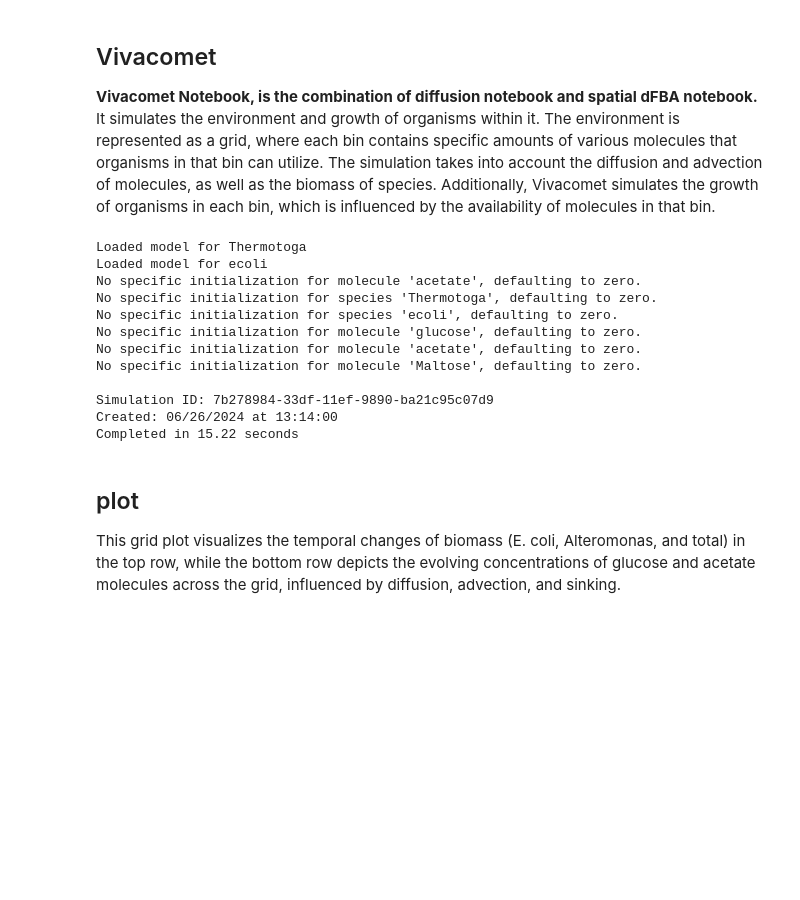
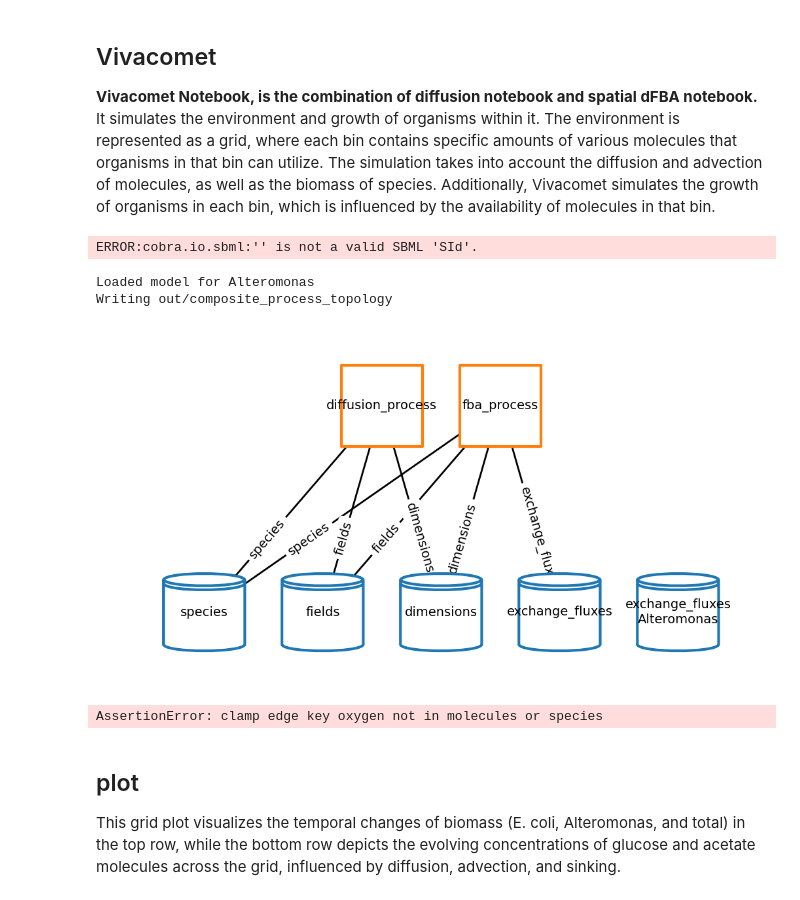
Before and after one commit to vivarium-collective/VivaComets, a Jupyter notebook: notebooks/VivaComets.ipynb, the cells around one changed output. Drawn from its saved outputs; the diff is of its cells as text; code cells hidden in the pictures; blank space fills up the shorter version.

```diff
--- a/notebooks/VivaComets.ipynb
+++ b/notebooks/VivaComets.ipynb
@@ -40,6 +24,44 @@ from plots.field import plot_objective_flux, plot_fields_temporal
 # Vivarium imports
 from vivarium.core.engine import Engine
 from vivarium.plots.topology import plot_topology
+# %%
+diffusion_field = DiffusionField({})
+spatial_dfba = SpatialDFBA({'flux_id_map': {}})
+composite = {
+    'processes': {
+        'diffusion_process': diffusion_field,
+        'fba_process': spatial_dfba
+    },
+    'topology': {
+        'diffusion_process': {
+            'fields': ('fields',),
+            'species': ('species',),
+            'dimensions': ('dimensions',),
+        },
+        'fba_process': {
+            'fields': ('fields',),
+            'species': ('species',),
+            'exchange_fluxes': ('exchange_fluxes',),
+            'dimensions': ('dimensions',),
+        }
+    },
+    'steps': {}  # Include an empty 'steps' key
+}
+
+# Plot the topology
+fig = plot_topology(
+    composite,
+    out_dir='out',
+    filename='composite_process_topology'
+)
+
+# Display the plot
+plt.show()
+# %% [output]
+ERROR:cobra.io.sbml:'' is not a valid SBML 'SId'.
+Loaded model for Alteromonas
+Writing out/composite_process_topology
+[figure, added]
 # %%
 # Configuration
 comets_config = {
@@ -56,7 +78,6 @@ shared_params = {
     'nbins': comets_config['nbins'],
     'molecules': comets_config['molecules']
 }
-
 
 # Specific parameters for Diffusion Field
 diffusion_field_params = {
@@ -80,8 +101,10 @@ diffusion_field_params = {
     'clamp_edges': {
         'glucose': 0.5,
         'Maltose': 0.5,
+        'acetate': 10,
     }
 }
+
 
 # Specific parameters for Spatial DFBA
 spatial_dfba_params = {
@@ -141,17 +164,5 @@ initial_species_config = {
 
 # Run the simulation
 data = run_comets(comets_config, diffusion_field_params, spatial_dfba_params, initial_field_config, initial_species_config)
-#data= run_comets(comets_config, diffusion_field_params, spatial_dfba_params, initial_state_config)
 # %% [output]
-Loaded model for Thermotoga
-Loaded model for ecoli
-No specific initialization for molecule 'acetate', defaulting to zero.
-No specific initialization for species 'Thermotoga', defaulting to zero.
-No specific initialization for species 'ecoli', defaulting to zero.
-No specific initialization for molecule 'glucose', defaulting to zero.
-No specific initialization for molecule 'acetate', defaulting to zero.
-No specific initialization for molecule 'Maltose', defaulting to zero.
-
-Simulation ID: 7b278984-33df-11ef-9890-ba21c95c07d9
-Created: 06/26/2024 at 13:14:00
-Completed in 15.22 seconds
+AssertionError: clamp edge key oxygen not in molecules or species
```
Also changed, not shown: parts of 3 cells of this notebook, 2 other files.
